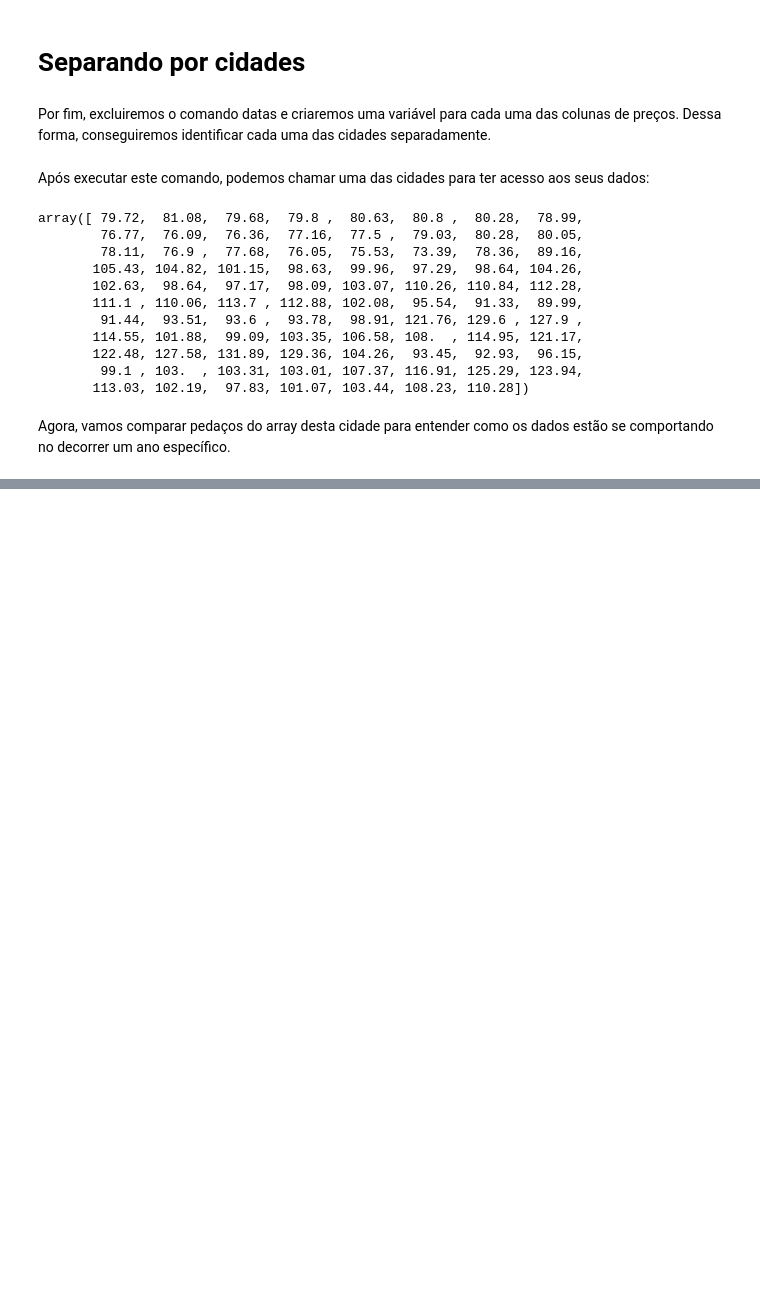
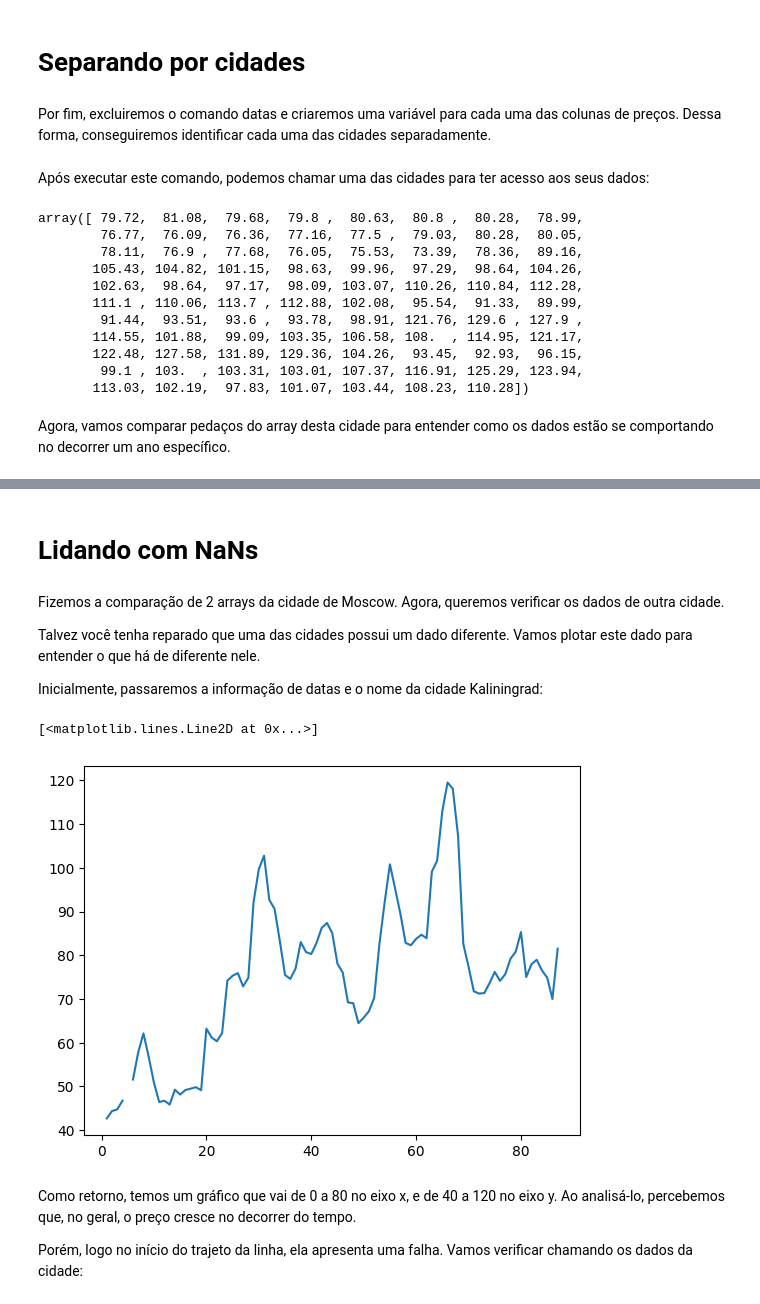
Before and after one commit to tluistorres/Cursos, a Jupyter notebook: Numpy_análise_numérica,_Data_Visualização_e_IA_aplicada_a_Data_Sience_.ipynb, the cells around one changed output, grey strips where cells are left out. Saved outputs shown, nothing was run; the diff lists cells and outputs as text; code cells hidden in the pictures; blank space fills up the shorter version.

```diff
--- a/Numpy_análise_numérica,_Data_Visualização_e_IA_aplicada_a_Data_Sience_.ipynb
+++ b/Numpy_análise_numérica,_Data_Visualização_e_IA_aplicada_a_Data_Sience_.ipynb
@@ -330,3 +330,5 @@ Primeiramente, vamos separar as informações do array que coletamos. Lembre-se
 Sendo assim, chamamos nosso array e entre colchete usamos : entre dois números para informar um intervalo, mas, neste caso, queremos pegar todas as linhas do dataset, por isso o utilizamos sozinho.
 
 Em seguida, passamos a coluna em questão. Por ser a primeira, corresponde à posição 0.
+# %%
+url = 'https://raw.githubusercontent.com/alura-cursos/numpy/dados/apples_ts.csv'
@@ -426,0 +612,17 @@ Agora, vamos comparar pedaços do array desta cidade para entender como os dados
+# %% [markdown]
+# Lidando com NaNs
+# %% [markdown]
+Fizemos a comparação de 2 arrays da cidade de Moscow. Agora, queremos verificar os dados de outra cidade.
+
+Talvez você tenha reparado que uma das cidades possui um dado diferente. Vamos plotar este dado para entender o que há de diferente nele.
+
+Inicialmente, passaremos a informação de datas e o nome da cidade Kaliningrad:
+# %%
+plt.plot(datas, Kaliningrad)
+# %% [output]
+[<matplotlib.lines.Line2D at 0x...>]
+[figure, added]
+# %% [markdown]
+Como retorno, temos um gráfico que vai de 0 a 80 no eixo x, e de 40 a 120 no eixo y. Ao analisá-lo, percebemos que, no geral, o preço cresce no decorrer do tempo.
+
+Porém, logo no início do trajeto da linha, ela apresenta uma falha. Vamos verificar chamando os dados da cidade:
```
Also changed, not shown: parts of 80 cells of this notebook.
